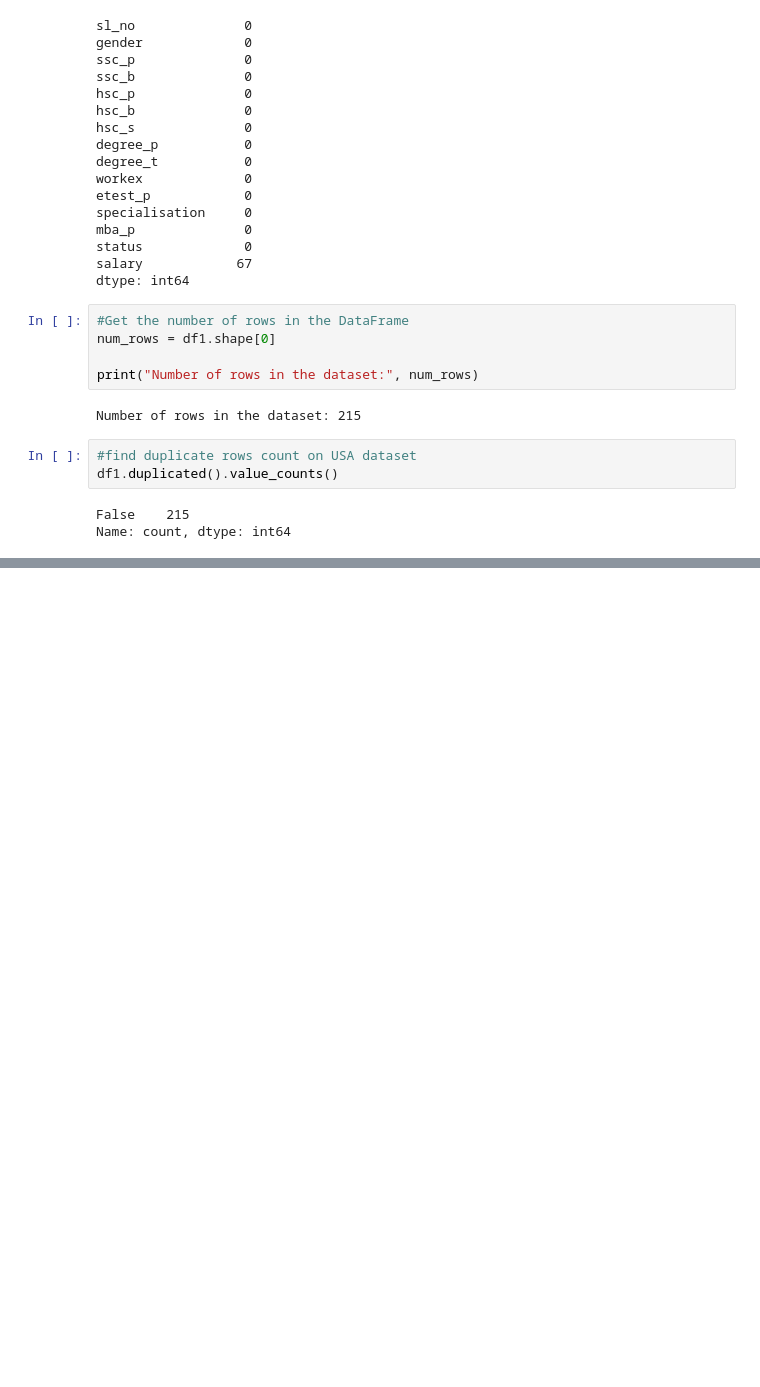
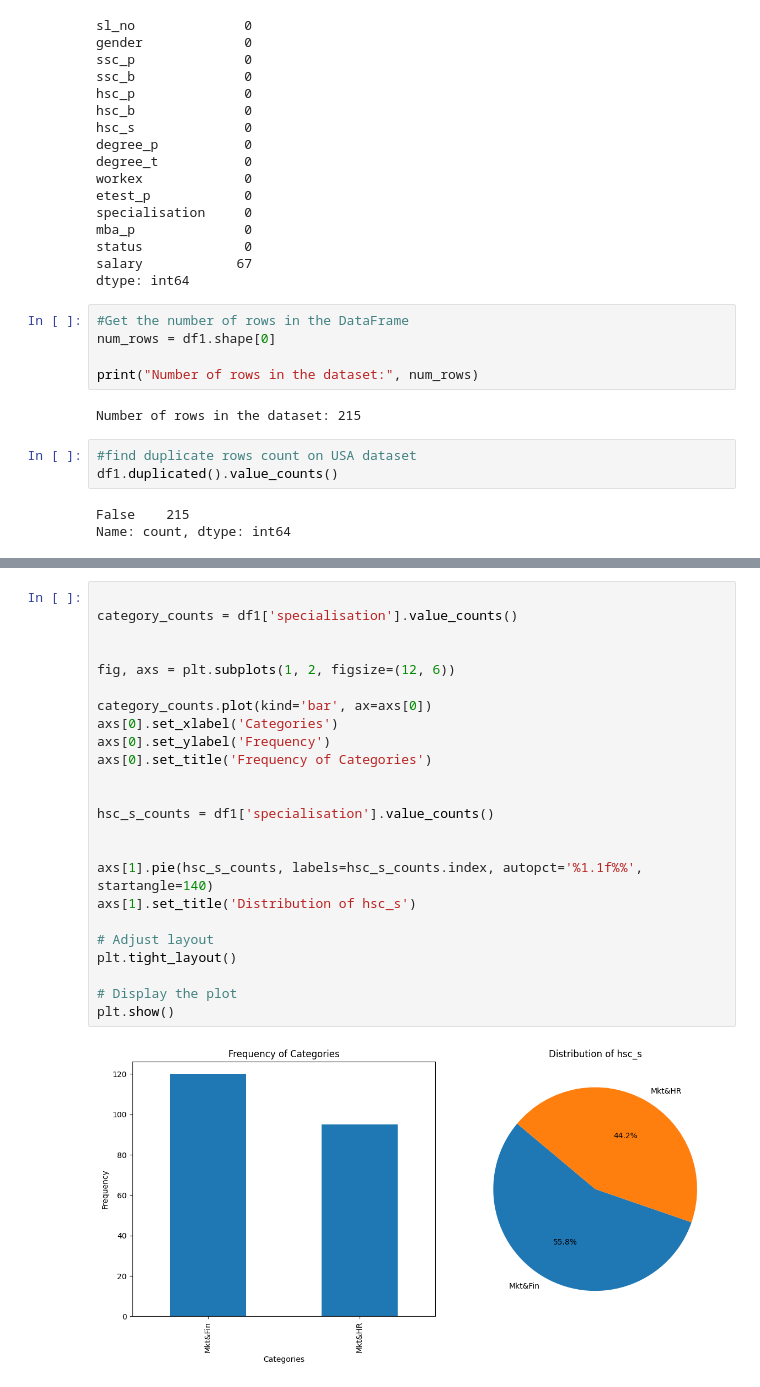
Before and after one commit to ShamindaKanchana/Placement-Insights-Unveiling-Trends-in-Student-Career-Trajectories, a Jupyter notebook: Notebook/unrevealing_trends.ipynb, the cells around one changed output, grey strips where cells are left out. Cells and saved outputs as stored; diff of their text form; blank space fills up the shorter version.

```diff
--- a/Notebook/unrevealing_trends.ipynb
+++ b/Notebook/unrevealing_trends.ipynb
@@ -101,0 +173,26 @@ array(['Commerce', 'Science', 'Arts'], dtype=object)
+# %%
+
+category_counts = df1['specialisation'].value_counts()
+
+
+fig, axs = plt.subplots(1, 2, figsize=(12, 6))
+
+category_counts.plot(kind='bar', ax=axs[0])
+axs[0].set_xlabel('Categories')
+axs[0].set_ylabel('Frequency')
+axs[0].set_title('Frequency of Categories')
+
+
+hsc_s_counts = df1['specialisation'].value_counts()
+
+
+axs[1].pie(hsc_s_counts, labels=hsc_s_counts.index, autopct='%1.1f%%', startangle=140)
+axs[1].set_title('Distribution of hsc_s')
+
+# Adjust layout
+plt.tight_layout()
+
+# Display the plot
+plt.show()
+# %% [output]
+[figure, added]
```
Also changed, not shown: parts of 8 cells of this notebook.
